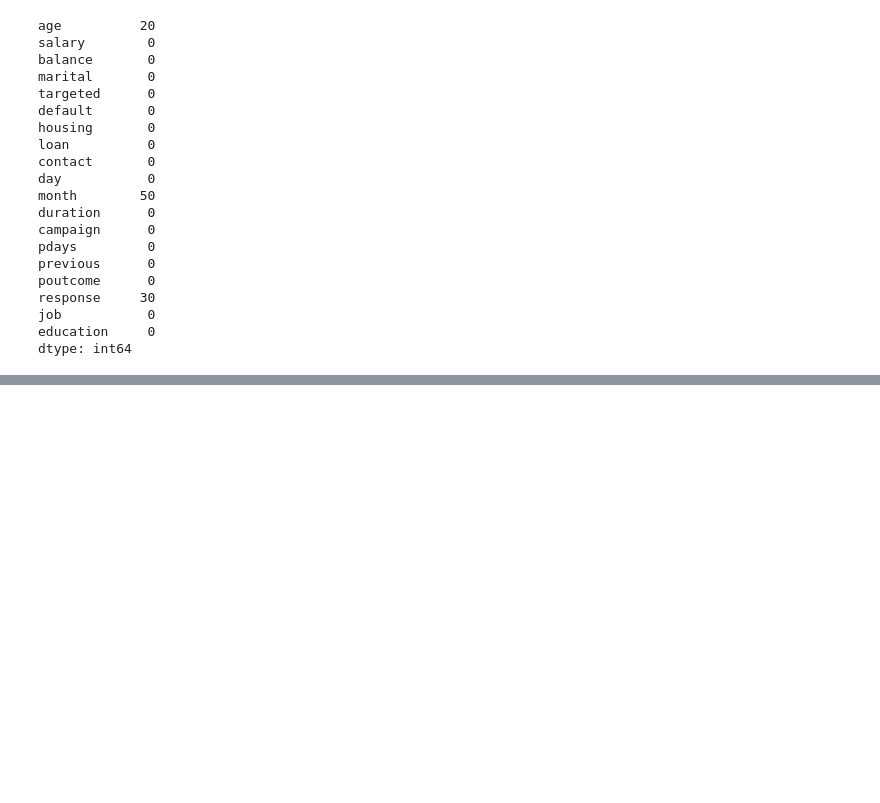
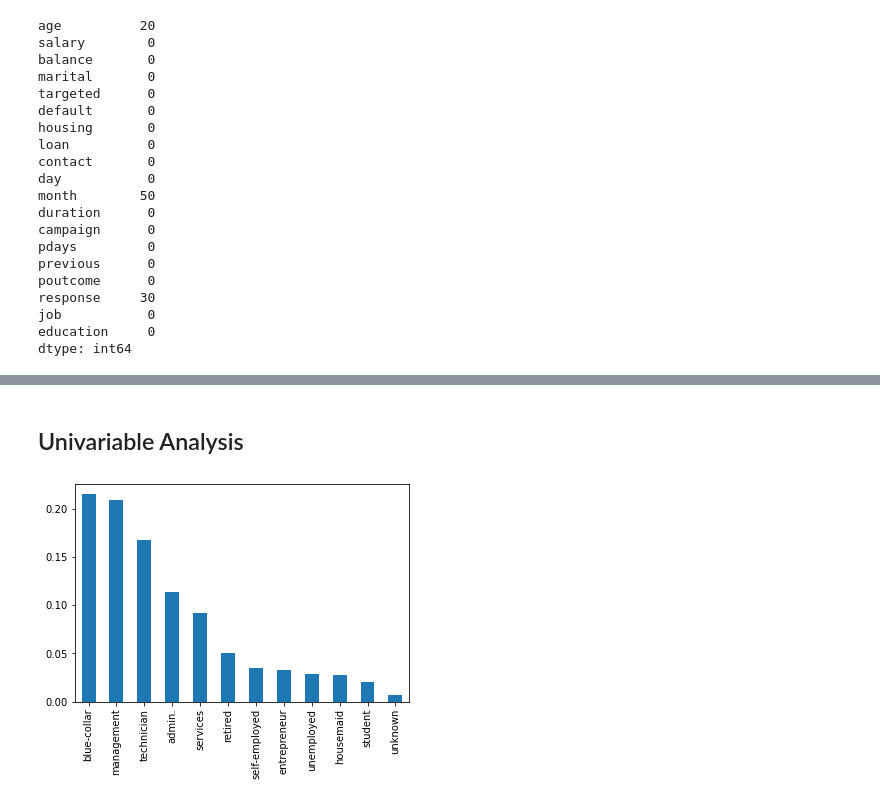
Before and after one commit to keijiart/EDA_Marketing, a Jupyter notebook: EDA_Marketing.ipynb, the cells around one changed output, grey strips where cells are left out. Cells and saved outputs as stored; diff of their text form; code cells hidden in the pictures; blank space fills up the shorter version.

```diff
--- a/EDA_Marketing.ipynb
+++ b/EDA_Marketing.ipynb
@@ -94,3 +94,6 @@ response     30
 job           0
 education     0
 dtype: int64
+# %%
+data = data[~data.age.isnull()].copy()
+data.isnull().sum()
@@ -96,0 +121,8 @@ dtype: int64
+# %%
+# Finding the mode of month in data
+month_mode = data.month.mode()[0]
+
+# Filling the missing values with mode value of month in data
+data.month.fillna(month_mode, inplace=True)
+
+data.month.isnull().sum()
@@ -96,0 +131,3 @@ dtype: int64
+# %%
+data = data[~data.response.isnull()].copy()
+data.isnull().sum()
@@ -96,0 +163,7 @@ dtype: int64
+# %% [markdown]
+## Univariable Analysis
+# %%
+data.job.value_counts(normalize=True).plot.bar()
+plt.show()
+# %% [output]
+[figure, added]
```
Also changed, not shown: parts of 9 cells of this notebook.
